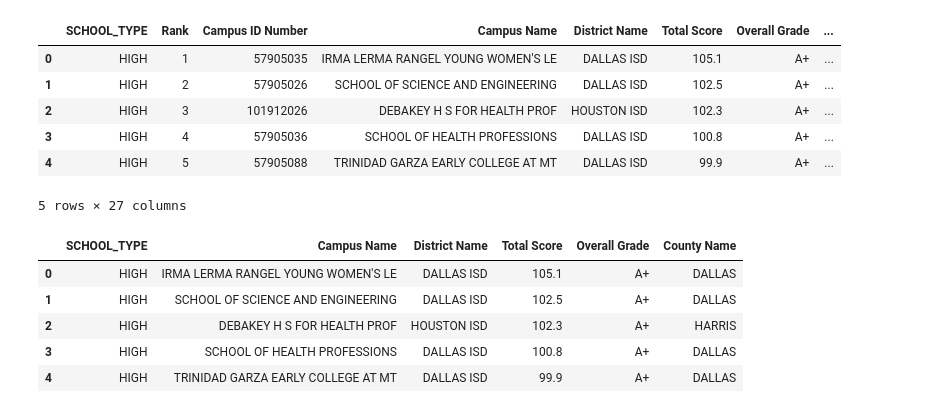
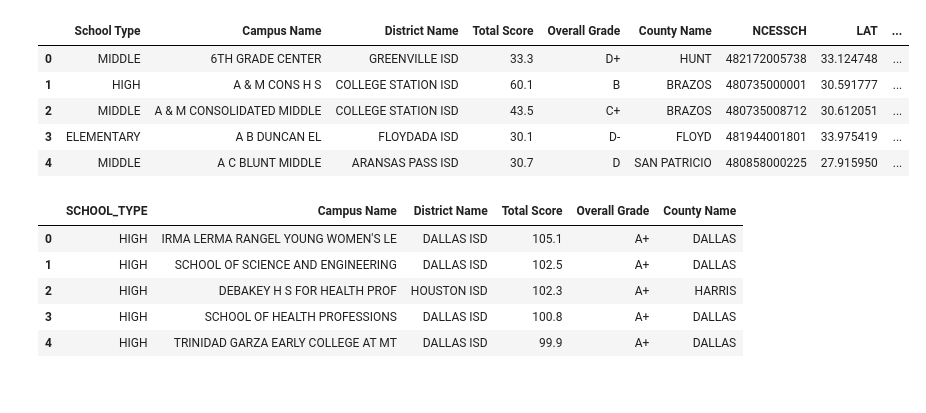
Before and after one commit to olegmrnv/texas_dream, a Jupyter notebook: Kundyz/data handling.ipynb, the cells around one changed output. Cells and saved outputs as stored; diff of their text form; code cells hidden in the pictures.

```diff
--- a/Kundyz/data handling.ipynb
+++ b/Kundyz/data handling.ipynb
@@ -2,16 +2,15 @@
 import pandas as pd
 from sqlalchemy import create_engine
 # %%
-school_ratings_df = pd.read_csv("data/modified/schools_combined.csv")
+school_ratings_df = pd.read_csv("data/modified/combine_schools_zip_geo.csv")
 school_ratings_df.head()
 # %% [output]
-|  | SCHOOL_TYPE | Rank | Campus ID Number | Campus Name | District Name | Total Score | Overall Grade | ... |
-| 0 | HIGH | 1 | 57905035 | IRMA LERMA RANGEL YOUNG WOMEN'S LE | DALLAS ISD | 105.1 | A+ | ... |
-| 1 | HIGH | 2 | 57905026 | SCHOOL OF SCIENCE AND ENGINEERING | DALLAS ISD | 102.5 | A+ | ... |
-| 2 | HIGH | 3 | 101912026 | DEBAKEY H S FOR HEALTH PROF | HOUSTON ISD | 102.3 | A+ | ... |
-| 3 | HIGH | 4 | 57905036 | SCHOOL OF HEALTH PROFESSIONS | DALLAS ISD | 100.8 | A+ | ... |
-| 4 | HIGH | 5 | 57905088 | TRINIDAD GARZA EARLY COLLEGE AT MT | DALLAS ISD | 99.9 | A+ | ... |
+|  | School Type | Campus Name | District Name | Total Score | Overall Grade | County Name | NCESSCH | LAT | ... |
+| 0 | MIDDLE | 6TH GRADE CENTER | GREENVILLE ISD | 33.3 | D+ | HUNT | 482172005738 | 33.124748 | ... |
+| 1 | HIGH | A & M CONS H S | COLLEGE STATION ISD | 60.1 | B | BRAZOS | 480735000001 | 30.591777 | ... |
+| 2 | MIDDLE | A & M CONSOLIDATED MIDDLE | COLLEGE STATION ISD | 43.5 | C+ | BRAZOS | 480735008712 | 30.612051 | ... |
+| 3 | ELEMENTARY | A B DUNCAN EL | FLOYDADA ISD | 30.1 | D- | FLOYD | 481944001801 | 33.975419 | ... |
+| 4 | MIDDLE | A C BLUNT MIDDLE | ARANSAS PASS ISD | 30.7 | D | SAN PATRICIO | 480858000225 | 27.915950 | ... |
-5 rows × 27 columns
 # %%
 school_ratings_df = school_ratings_df[['SCHOOL_TYPE', 'Campus Name',
                                        'District Name', 'Total Score',
```
Also changed, not shown: 2 other files.
